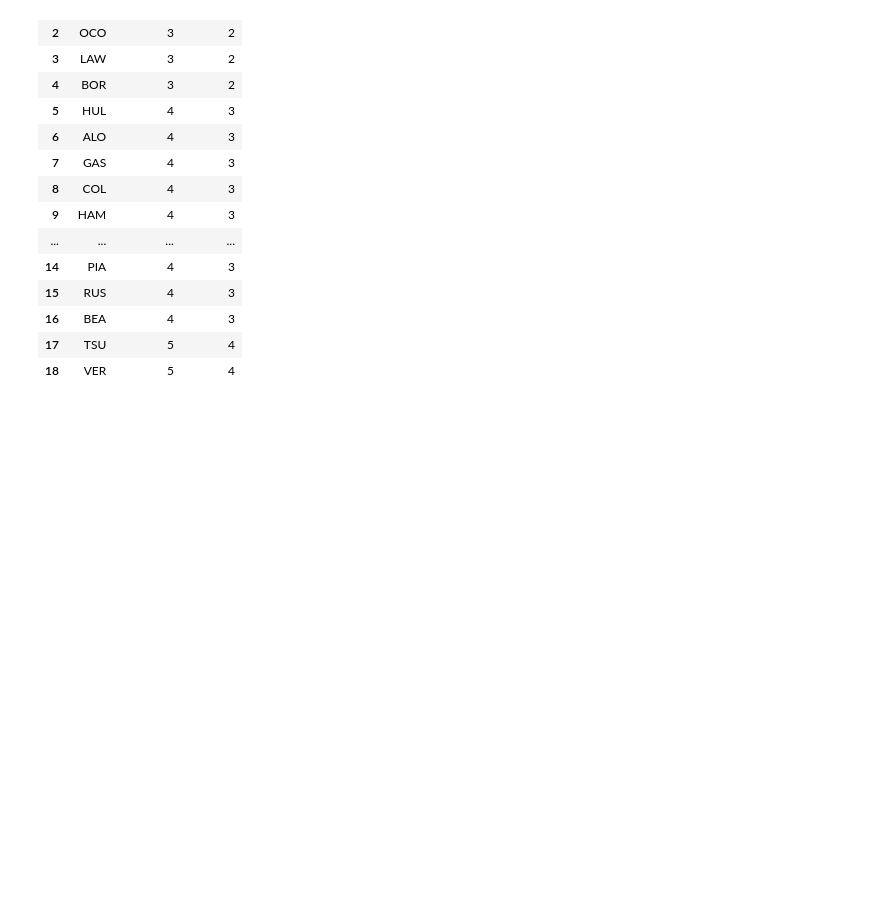
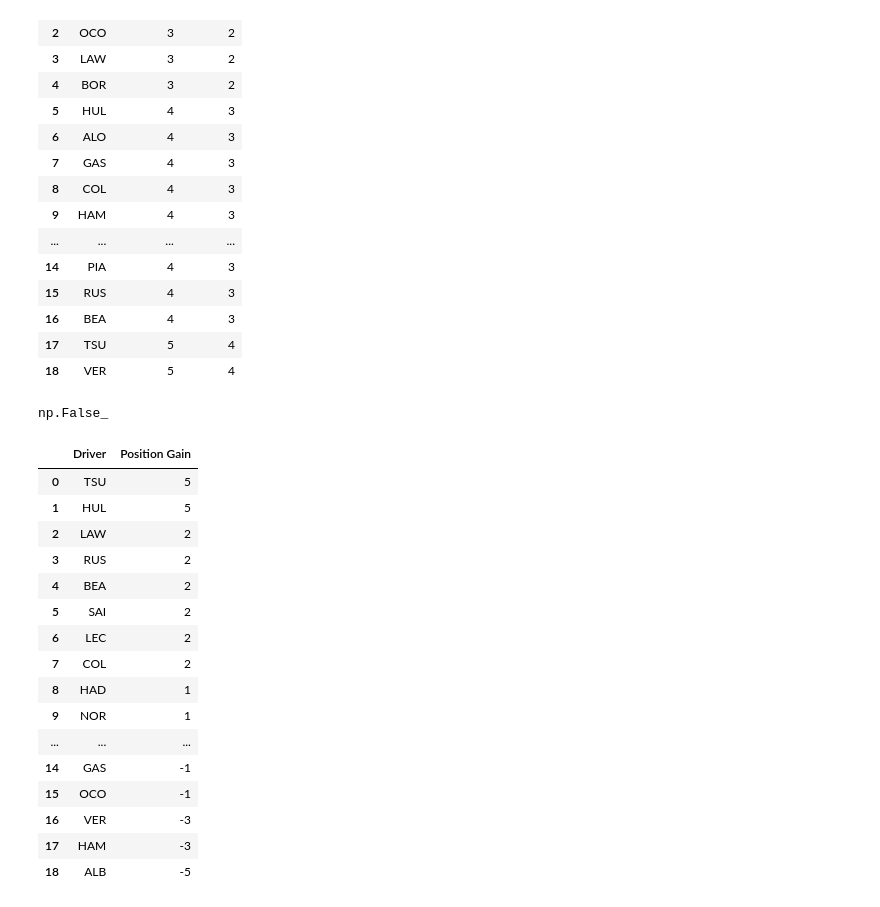
Before and after one commit to Mohandas-KJ/Slipstream-F1, a Jupyter notebook: 2026_Barcelona_GP/notebooks/04_tyre_and_stint_analysis.ipynb, the cells around one changed output. Drawn from its saved outputs; the diff is of its cells as text; code cells hidden in the pictures; blank space fills up the shorter version.

```diff
--- a/2026_Barcelona_GP/notebooks/04_tyre_and_stint_analysis.ipynb
+++ b/2026_Barcelona_GP/notebooks/04_tyre_and_stint_analysis.ipynb
@@ -112,3 +112,29 @@ grid_stint
 | 16 | BEA | 4 | 3 |
 | 17 | TSU | 5 | 4 |
 | 18 | VER | 5 | 4 |
+# %%
+lap_data[lap_data["Driver"] == "VER"]["Position"].isnull().any()
+# %% [output]
+np.False_
+# %%
+# Get the Position Gain of Drivers
+pos = grid.calc_position_gain(lap_data)
+pos
+# %% [output]
+|  | Driver | Position Gain |
+| 0 | TSU | 5 |
+| 1 | HUL | 5 |
+| 2 | LAW | 2 |
+| 3 | RUS | 2 |
+| 4 | BEA | 2 |
+| 5 | SAI | 2 |
+| 6 | LEC | 2 |
+| 7 | COL | 2 |
+| 8 | HAD | 1 |
+| 9 | NOR | 1 |
+| ... | ... | ... |
+| 14 | GAS | -1 |
+| 15 | OCO | -1 |
+| 16 | VER | -3 |
+| 17 | HAM | -3 |
+| 18 | ALB | -5 |
```
Also changed, not shown: parts of 1 cell of this notebook, 1 other file.
